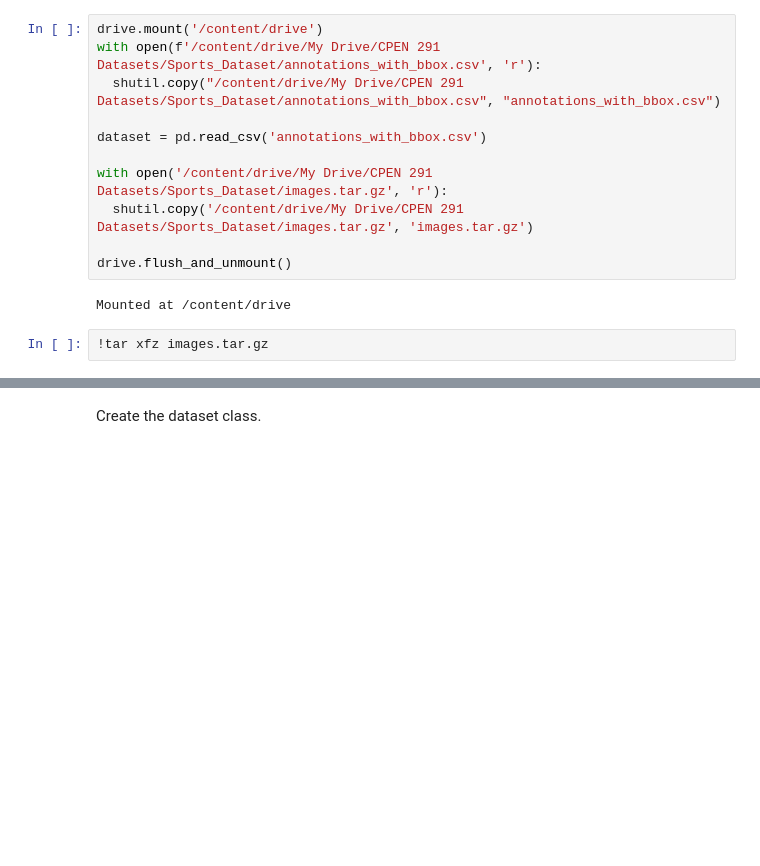
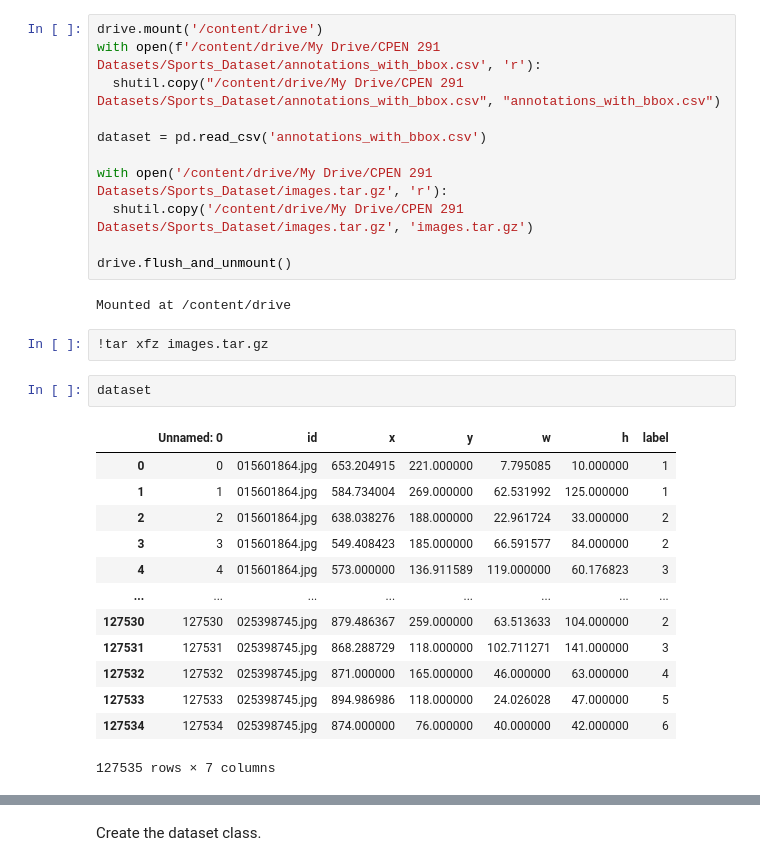
Before and after one commit to hhenry01/ML-Motion-Blur, a Jupyter notebook: Model.ipynb, the cells around one changed output, grey strips where cells are left out. Cells and saved outputs as stored; diff of their text form; blank space fills up the shorter version.

```diff
--- a/Model.ipynb
+++ b/Model.ipynb
@@ -24,3 +25,19 @@ drive.flush_and_unmount()
 Mounted at /content/drive
 # %%
 !tar xfz images.tar.gz
+# %%
+dataset
+# %% [output]
+|  | Unnamed: 0 | id | x | y | w | h | label |
+| 0 | 0 | 015601864.jpg | 653.204915 | 221.000000 | 7.795085 | 10.000000 | 1 |
+| 1 | 1 | 015601864.jpg | 584.734004 | 269.000000 | 62.531992 | 125.000000 | 1 |
+| 2 | 2 | 015601864.jpg | 638.038276 | 188.000000 | 22.961724 | 33.000000 | 2 |
+| 3 | 3 | 015601864.jpg | 549.408423 | 185.000000 | 66.591577 | 84.000000 | 2 |
+| 4 | 4 | 015601864.jpg | 573.000000 | 136.911589 | 119.000000 | 60.176823 | 3 |
+| ... | ... | ... | ... | ... | ... | ... | ... |
+| 127530 | 127530 | 025398745.jpg | 879.486367 | 259.000000 | 63.513633 | 104.000000 | 2 |
+| 127531 | 127531 | 025398745.jpg | 868.288729 | 118.000000 | 102.711271 | 141.000000 | 3 |
+| 127532 | 127532 | 025398745.jpg | 871.000000 | 165.000000 | 46.000000 | 63.000000 | 4 |
+| 127533 | 127533 | 025398745.jpg | 894.986986 | 118.000000 | 24.026028 | 47.000000 | 5 |
+| 127534 | 127534 | 025398745.jpg | 874.000000 | 76.000000 | 40.000000 | 42.000000 | 6 |
+127535 rows × 7 columns
```
Also changed, not shown: parts of 34 cells of this notebook.
